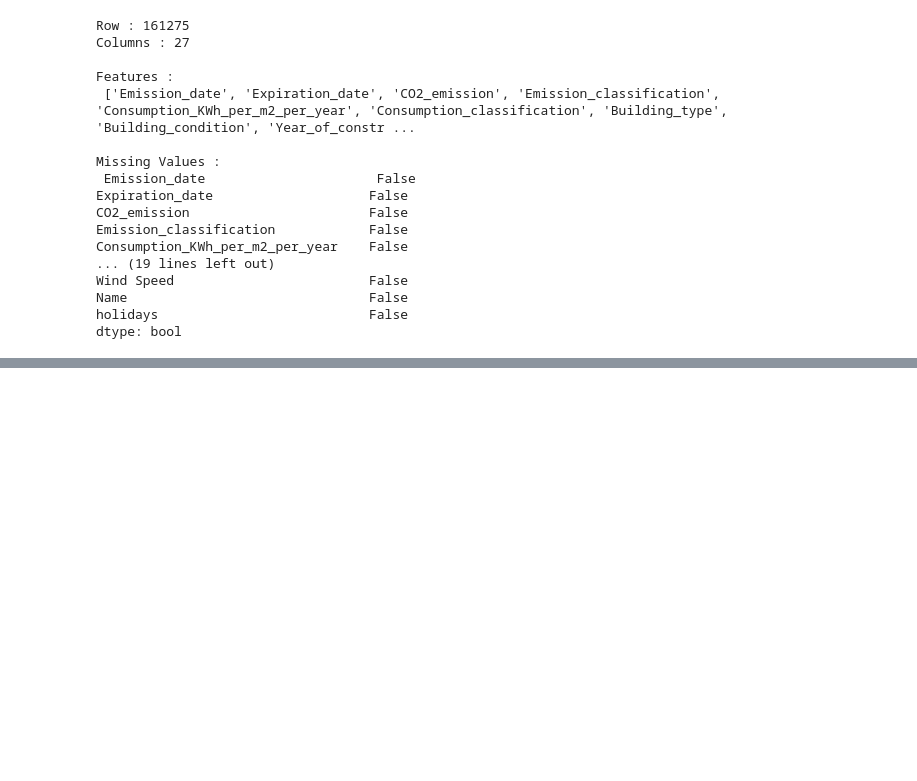
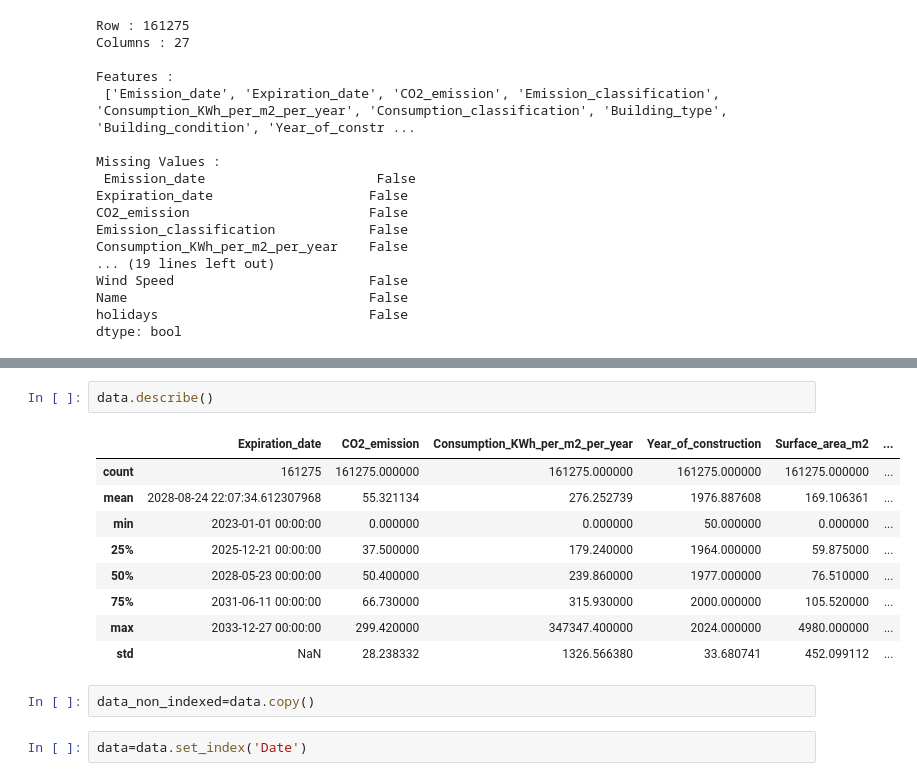
Before and after one commit to Melbinmatheew/Dara-Preparation-, a Jupyter notebook: Jupyter Notebooks/Model building.ipynb, the cells around one changed output, grey strips where cells are left out. Drawn from its saved outputs; the diff is of its cells as text; blank space fills up the shorter version.

```diff
--- a/Jupyter Notebooks/Model building.ipynb
+++ b/Jupyter Notebooks/Model building.ipynb
@@ -137,3 +137,19 @@ Wind Speed                           742
 Name                                  91
 holidays                               2
 dtype: int64
+# %%
+data.describe()
+# %% [output]
+|  | Expiration_date | CO2_emission | Consumption_KWh_per_m2_per_year | Year_of_construction | Surface_area_m2 | ... |
+| count | 161275 | 161275.000000 | 161275.000000 | 161275.000000 | 161275.000000 | ... |
+| mean | 2028-08-24 22:07:34.612307968 | 55.321134 | 276.252739 | 1976.887608 | 169.106361 | ... |
+| min | 2023-01-01 00:00:00 | 0.000000 | 0.000000 | 50.000000 | 0.000000 | ... |
+| 25% | 2025-12-21 00:00:00 | 37.500000 | 179.240000 | 1964.000000 | 59.875000 | ... |
+| 50% | 2028-05-23 00:00:00 | 50.400000 | 239.860000 | 1977.000000 | 76.510000 | ... |
+| 75% | 2031-06-11 00:00:00 | 66.730000 | 315.930000 | 2000.000000 | 105.520000 | ... |
+| max | 2033-12-27 00:00:00 | 299.420000 | 347347.400000 | 2024.000000 | 4980.000000 | ... |
+| std | NaN | 28.238332 | 1326.566380 | 33.680741 | 452.099112 | ... |
+# %%
+data_non_indexed=data.copy()
+# %%
+data=data.set_index('Date')
```
Also changed, not shown: parts of 8 cells of this notebook.
